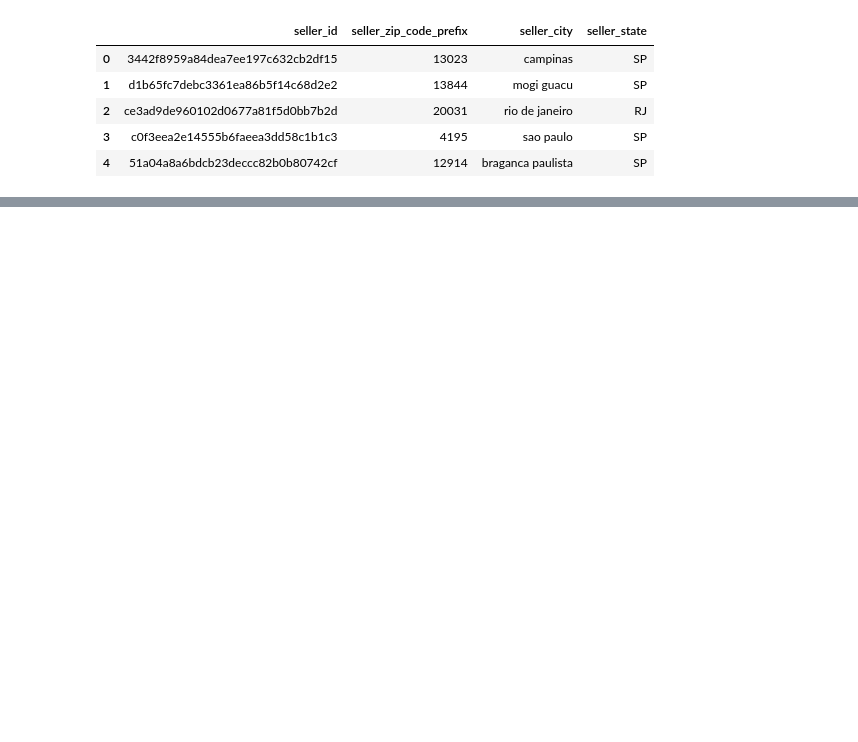
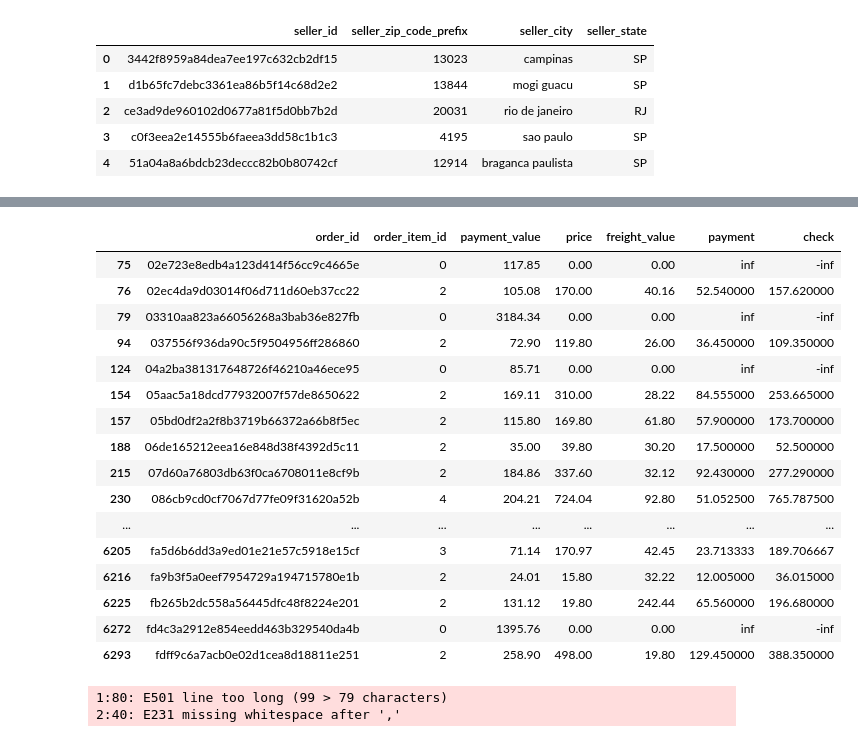
Before and after one commit to Milie-Mimi/-OC_DS_Project5, a Jupyter notebook: GROSCHENE_Emilie_1_notebook_exploration_062022.ipynb, the cells around one changed output, grey strips where cells are left out. Saved outputs shown, nothing was run; the diff lists cells and outputs as text; code cells hidden in the pictures; blank space fills up the shorter version.

```diff
--- a/GROSCHENE_Emilie_1_notebook_exploration_062022.ipynb
+++ b/GROSCHENE_Emilie_1_notebook_exploration_062022.ipynb
@@ -1179,0 +1201,14 @@ sellers
+# %%
+# Nb de commandes par client
+order_cli = df_conso_multi.groupby('customer_unique_id',
+                                   as_index=False)['order_id'].nunique()
+
+# Liste des clients ayant passé plusieurs commandes
+cli_multi_order = order_cli[order_cli['order_id'] > 1]
+cli_multi_order = cli_multi_order['customer_unique_id'].unique().tolist()
+
+# % de clients ayant passé plusieurs commandes
+nb_cli_multi = len(cli_multi_order)
+nb_cli = df_conso_multi['customer_unique_id'].nunique()
+nb_cli_multi_percent = nb_cli_multi / nb_cli * 100
+print(f"% clients avec plusieurs commandes {round(nb_cli_multi_percent,2)}")
@@ -1179,0 +1220,4 @@ sellers
+# %%
+# Filtrage du dataset sur ces clients
+df_conso_multi = df_conso_multi[df_conso_multi['customer_unique_id'].isin(
+    cli_multi_order)]
@@ -1179,0 +1232,11 @@ sellers
+# %%
+agg_dic = {'order_item_id': 'count',
+           'payment_value': 'sum',
+           'price': 'sum',
+           'freight_value': 'sum'}
+
+df_outliers = df_conso_multi.groupby('order_id',
+                                     as_index=False).agg(agg_dic)
+# %%
+df_outliers['payment'] = df_outliers['payment_value'] / df_outliers['order_item_id']
+df_outliers
@@ -1179,0 +1258,24 @@ sellers
+# %%
+df_outliers['check'] = df_outliers['price'] + df_outliers['freight_value'] - df_outliers['payment']
+mask = ~df_outliers['check'].between(-1,1)
+df_outliers[mask]
+# %% [output]
+|  | order_id | order_item_id | payment_value | price | freight_value | payment | check |
+| 75 | 02e723e8edb4a123d414f56cc9c4665e | 0 | 117.85 | 0.00 | 0.00 | inf | -inf |
+| 76 | 02ec4da9d03014f06d711d60eb37cc22 | 2 | 105.08 | 170.00 | 40.16 | 52.540000 | 157.620000 |
+| 79 | 03310aa823a66056268a3bab36e827fb | 0 | 3184.34 | 0.00 | 0.00 | inf | -inf |
+| 94 | 037556f936da90c5f9504956ff286860 | 2 | 72.90 | 119.80 | 26.00 | 36.450000 | 109.350000 |
+| 124 | 04a2ba381317648726f46210a46ece95 | 0 | 85.71 | 0.00 | 0.00 | inf | -inf |
+| 154 | 05aac5a18dcd77932007f57de8650622 | 2 | 169.11 | 310.00 | 28.22 | 84.555000 | 253.665000 |
+| 157 | 05bd0df2a2f8b3719b66372a66b8f5ec | 2 | 115.80 | 169.80 | 61.80 | 57.900000 | 173.700000 |
+| 188 | 06de165212eea16e848d38f4392d5c11 | 2 | 35.00 | 39.80 | 30.20 | 17.500000 | 52.500000 |
+| 215 | 07d60a76803db63f0ca6708011e8cf9b | 2 | 184.86 | 337.60 | 32.12 | 92.430000 | 277.290000 |
+| 230 | 086cb9cd0cf7067d77fe09f31620a52b | 4 | 204.21 | 724.04 | 92.80 | 51.052500 | 765.787500 |
+| ... | ... | ... | ... | ... | ... | ... | ... |
+| 6205 | fa5d6b6dd3a9ed01e21e57c5918e15cf | 3 | 71.14 | 170.97 | 42.45 | 23.713333 | 189.706667 |
+| 6216 | fa9b3f5a0eef7954729a194715780e1b | 2 | 24.01 | 15.80 | 32.22 | 12.005000 | 36.015000 |
+| 6225 | fb265b2dc558a56445dfc48f8224e201 | 2 | 131.12 | 19.80 | 242.44 | 65.560000 | 196.680000 |
+| 6272 | fd4c3a2912e854eedd463b329540da4b | 0 | 1395.76 | 0.00 | 0.00 | inf | -inf |
+| 6293 | fdff9c6a7acb0e02d1cea8d18811e251 | 2 | 258.90 | 498.00 | 19.80 | 129.450000 | 388.350000 |
+1:80: E501 line too long (99 > 79 characters)
+2:40: E231 missing whitespace after ','
```
Also changed, not shown: parts of 107 cells of this notebook.
